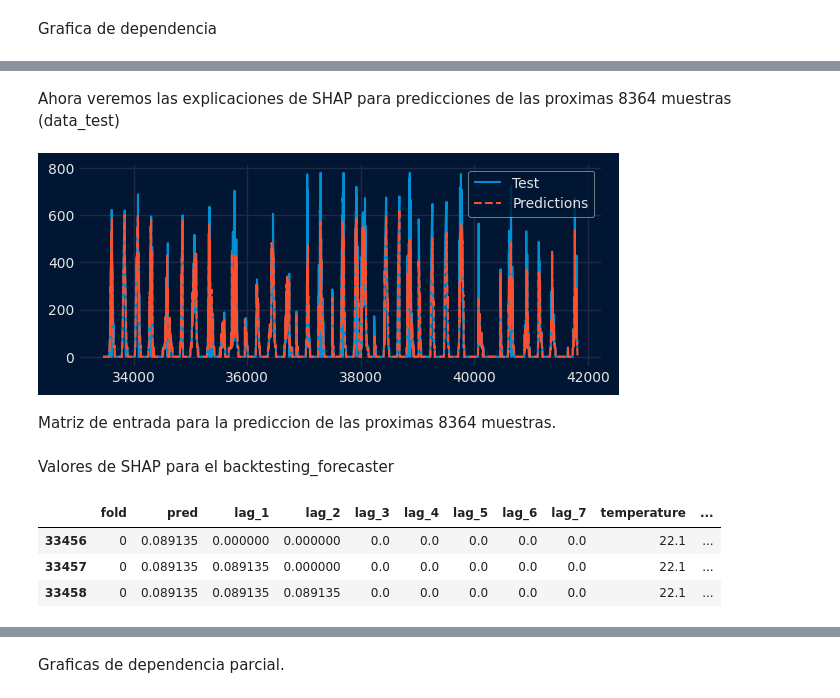
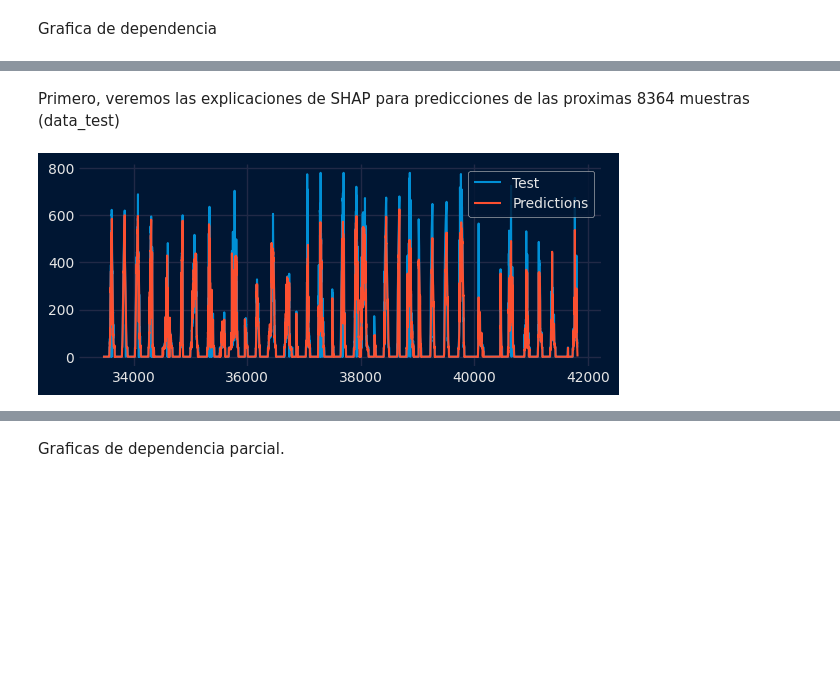
Before and after one commit to GuilleBlancoUC/TFG---IA-DE-PREDICCION-FOTOVOLTAICA, a Jupyter notebook: 3 - Código/ForescastCTC.ipynb, the cells around one changed output, grey strips where cells are left out. Saved outputs shown, nothing was run; the diff lists cells and outputs as text; code cells hidden in the pictures; blank space fills up the shorter version.

```diff
--- a/3 - Código/ForescastCTC.ipynb
+++ b/3 - Código/ForescastCTC.ipynb
@@ -187,15 +232,13 @@ plt.show()
 # %% [markdown]
-Ahora veremos las explicaciones de SHAP para predicciones de las proximas 8364 muestras (data_test)
+Primero, veremos las explicaciones de SHAP para predicciones de las proximas 8364 muestras (data_test)
 # %%
-pred = forecaster.predict(steps=8364, exog=data_test[exogenas])
+pred = forecaster.predict(steps=len(data_test), exog=data_test[exogenas])
 set_dark_theme()
 fig, ax = plt.subplots(figsize=(6, 2.5))
 data_test['Power_gen'].plot(ax=ax, label='Test')
-pred.plot(ax=ax, label='Predictions', linestyle='--')
+pred.plot(ax=ax, label='Predictions', linestyle='-')
 ax.set_xlabel(None)
 ax.legend()
 plt.show()
 # %% [output]
-[figure, old version]
+[figure, new version]
-# %% [markdown]
-Matriz de entrada para la prediccion de las proximas 8364 muestras.
@@ -207,19 +244,0 @@ x_predict = forecaster.create_predict_X(
-# %% [markdown]
-Valores de SHAP para el backtesting_forecaster
-# %%
-cv = TimeSeriesFold(steps= 24, initial_train_size = len(data_train))
-_, predictions = backtesting_forecaster(
-                        forecaster        = forecaster,
-                        y                 = data['Power_gen'],
-                        exog              = data[exogenas],
-                        cv                = cv,
-                        metric            = 'mean_absolute_error',
-                        return_predictors = True,
-                )
-
-predictions.head(3)
-# %% [output]
-|  | fold | pred | lag_1 | lag_2 | lag_3 | lag_4 | lag_5 | lag_6 | lag_7 | temperature | ... |
-| 33456 | 0 | 0.089135 | 0.000000 | 0.000000 | 0.0 | 0.0 | 0.0 | 0.0 | 0.0 | 22.1 | ... |
-| 33457 | 0 | 0.089135 | 0.089135 | 0.000000 | 0.0 | 0.0 | 0.0 | 0.0 | 0.0 | 22.1 | ... |
-| 33458 | 0 | 0.089135 | 0.089135 | 0.089135 | 0.0 | 0.0 | 0.0 | 0.0 | 0.0 | 22.1 | ... |
```
Also changed, not shown: parts of 23 cells of this notebook, 6 other files.
